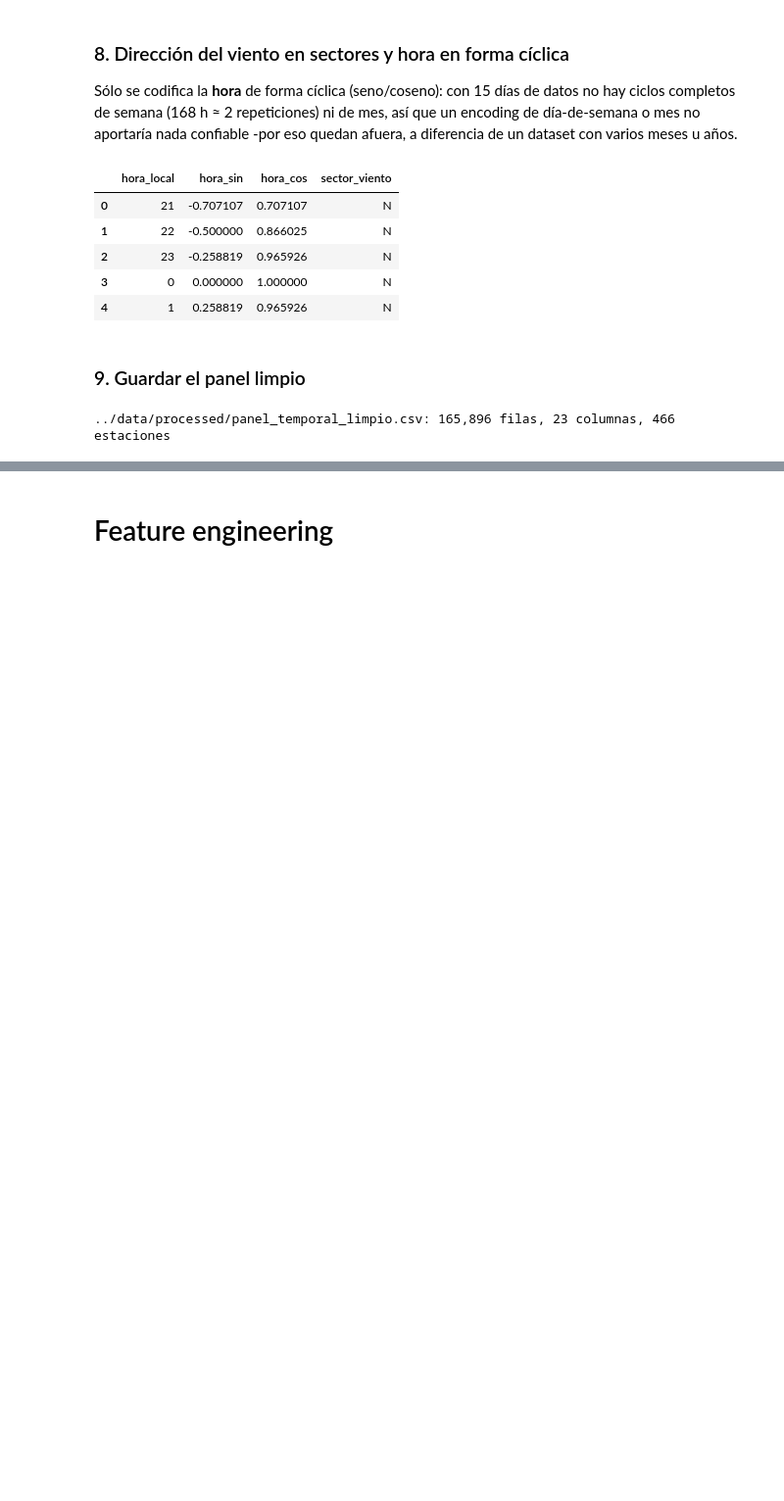
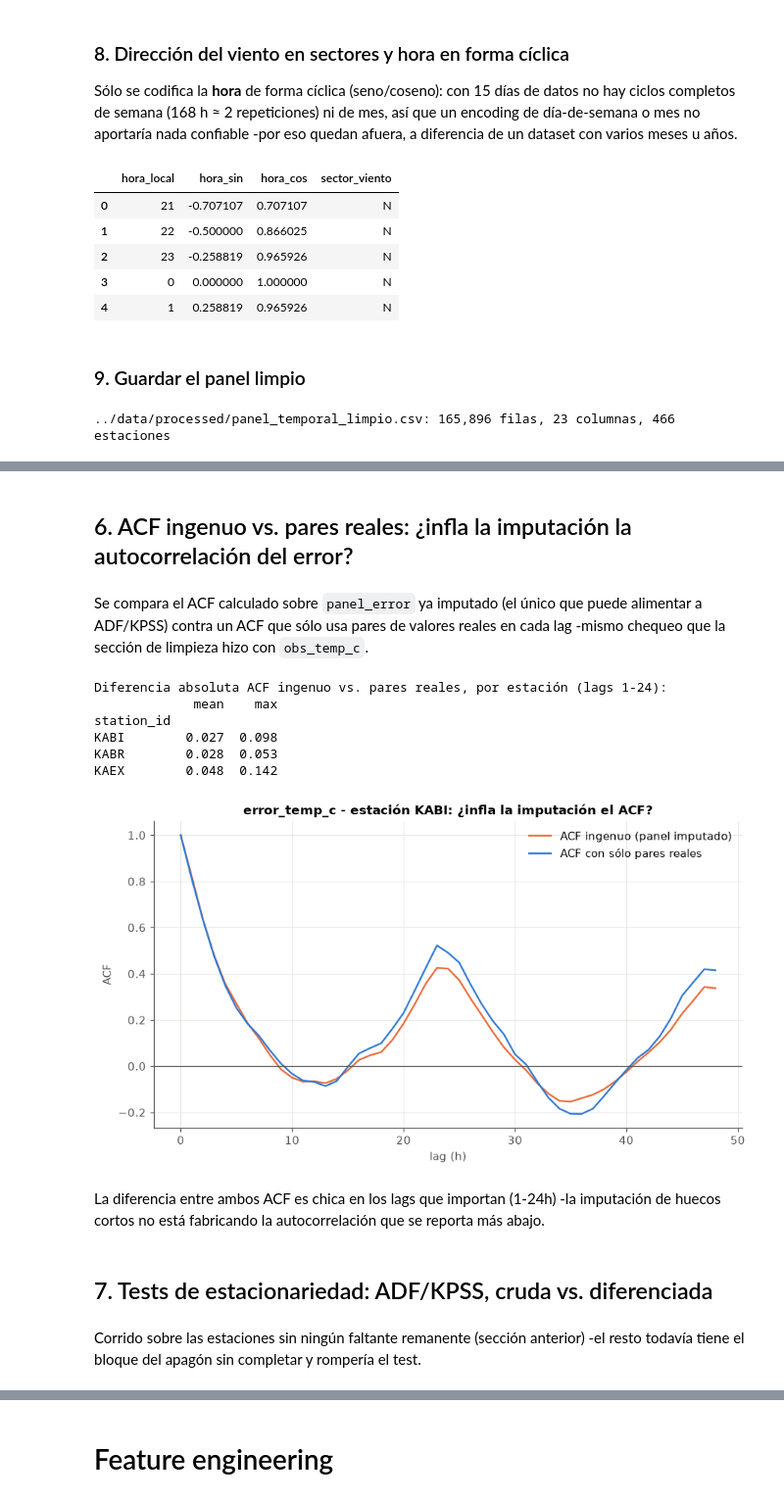
Before and after one commit to franconieto3/TPI_Taller_analisis_de_datos, a Jupyter notebook: TP3/notebooks/3_analisis_temporal.ipynb, the cells around one changed output, grey strips where cells are left out. Shown at 98% size. Drawn from its saved outputs; the diff is of its cells as text; code cells hidden in the pictures; blank space fills up the shorter version.

```diff
--- a/TP3/notebooks/3_analisis_temporal.ipynb
+++ b/TP3/notebooks/3_analisis_temporal.ipynb
@@ -778,0 +530,65 @@ es imputada: hay que mirar el patrón general (la onda en el lag 24), no un núm
+# %% [markdown]
+## 6. ACF ingenuo vs. pares reales: ¿infla la imputación la autocorrelación del error?
+# %% [markdown]
+Se compara el ACF calculado sobre `panel_error` ya imputado (el único que puede alimentar a ADF/KPSS) contra un
+ACF que sólo usa pares de valores reales en cada lag -mismo chequeo que la sección de limpieza hizo con
+`obs_temp_c`.
+# %%
+NLAGS = 48
+
+
+def acf_pares_completos(valores, es_imputado, nlags):
+    """Autocorrelación usando, en cada lag, sólo los pares donde las DOS observaciones son reales (no imputadas)."""
+    real = pd.Series(valores).where(~pd.Series(es_imputado).to_numpy())
+    salida = []
+    for k in range(nlags + 1):
+        x, y = real, real.shift(k)
+        validos = x.notna() & y.notna()
+        salida.append(x[validos].corr(y[validos]) if validos.sum() > 2 else np.nan)
+    return np.array(salida)
+
+
+comparacion_error = []
+for sid in ESTACIONES_EJEMPLO:
+    d = panel_error[panel_error['station_id'] == sid].sort_values('target_hour_utc')
+    ingenuo = acf_statsmodels(d['error_temp_c'], nlags=NLAGS, fft=True)
+    reales = acf_pares_completos(d['error_temp_c'].values, d['error_temp_c_imputado'].values, NLAGS)
+    comparacion_error.append(pd.DataFrame({'station_id': sid, 'lag': range(NLAGS + 1),
+                                            'ACF ingenuo': ingenuo, 'ACF pares reales': reales}))
+
+tabla_comparacion_error = pd.concat(comparacion_error).set_index(['station_id', 'lag']).sort_index()
+tabla_comparacion_error['diferencia_abs'] = (
+    tabla_comparacion_error['ACF ingenuo'] - tabla_comparacion_error['ACF pares reales']).abs()
+
+print('Diferencia absoluta ACF ingenuo vs. pares reales, por estación (lags 1-24):')
+print(tabla_comparacion_error.loc[(slice(None), slice(1, 24)), 'diferencia_abs']
+      .groupby('station_id').agg(['mean', 'max']).round(3))
+# %% [output]
+Diferencia absoluta ACF ingenuo vs. pares reales, por estación (lags 1-24):
+             mean    max
+station_id
+KABI        0.027  0.098
+KABR        0.028  0.053
+KAEX        0.048  0.142
+# %%
+sid_ejemplo = ESTACIONES_EJEMPLO[0]
+sub = tabla_comparacion_error.loc[sid_ejemplo].reset_index()
+
+fig, ax = plt.subplots(figsize=(8, 4.5), constrained_layout=True)
+ax.plot(sub['lag'], sub['ACF ingenuo'], color=NARANJA, lw=1.5, label='ACF ingenuo (panel imputado)')
+ax.plot(sub['lag'], sub['ACF pares reales'], color=AZUL, lw=1.5, label='ACF con sólo pares reales')
+ax.set(title=f'error_temp_c - estación {sid_ejemplo}: ¿infla la imputación el ACF?', xlabel='lag (h)', ylabel='ACF')
+ax.legend(frameon=False)
+ax.axhline(0, color=GRIS_TEXTO, lw=0.8)
+figuras['14_acf_error_ingenuo_vs_reales'] = fig
+plt.show()
+# %% [output]
+[figure, added]
+# %% [markdown]
+La diferencia entre ambos ACF es chica en los lags que importan (1-24h) -la imputación de huecos cortos no está
+fabricando la autocorrelación que se reporta más abajo.
+# %% [markdown]
+## 7. Tests de estacionariedad: ADF/KPSS, cruda vs. diferenciada
+# %% [markdown]
+Corrido sobre las estaciones sin ningún faltante remanente (sección anterior) -el resto todavía tiene el bloque
+del apagón sin completar y rompería el test.
```
Also changed, not shown: parts of 81 cells of this notebook, 4 other files.
